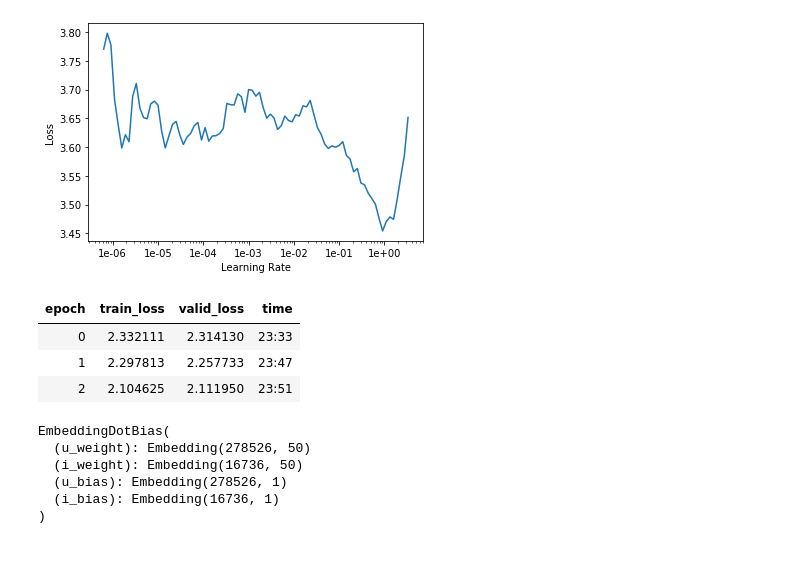
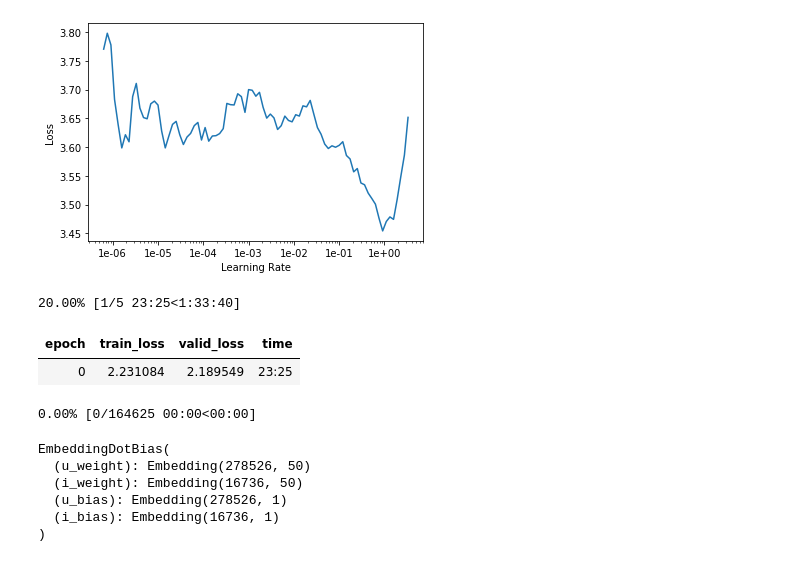
Before and after one commit to Hazel-Yi/analytics-teamwork, a Jupyter notebook: BoardGames.ipynb, the cells around one changed output. Saved outputs shown, nothing was run; the diff lists cells and outputs as text; code cells hidden in the pictures.

```diff
--- a/BoardGames.ipynb
+++ b/BoardGames.ipynb
@@ -65,12 +65,12 @@ LR Finder is complete, type {learner_name}.recorder.plot() to see the graph.
 # %% [output]
 [figure]
 # %%
-# learner.fit_one_cycle(3, 1e-2, wd=0.15)
+learner.fit_one_cycle(5, 1e-2, wd=0.10)
 # %% [output]
+20.00% [1/5 23:25<1:33:40]
 | epoch | train_loss | valid_loss | time |
-| 0 | 2.332111 | 2.314130 | 23:33 |
-| 1 | 2.297813 | 2.257733 | 23:47 |
-| 2 | 2.104625 | 2.111950 | 23:51 |
+| 0 | 2.231084 | 2.189549 | 23:25 |
+0.00% [0/164625 00:00<00:00]
 # %%
 # learner.save("trained_model", return_path=True)
 learner.load("trained_model");
```
Also changed, not shown: parts of 1 cell of this notebook.
